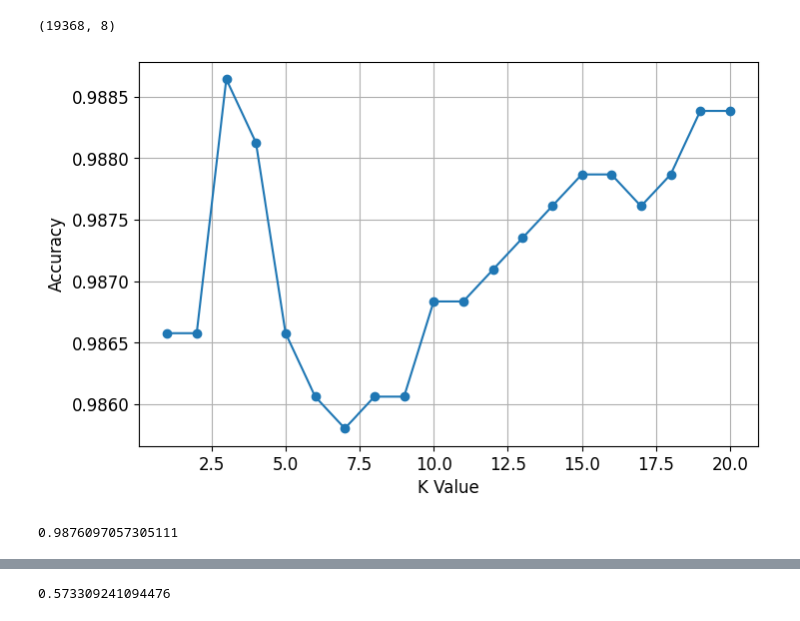
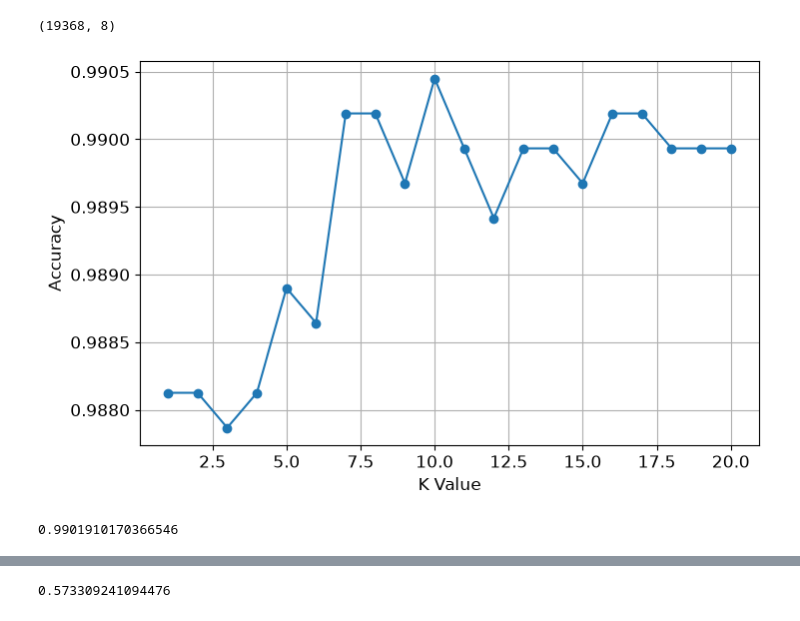
Before and after one commit to remonrefaat18-a11y/ML_project1, a Jupyter notebook: notebooks/Knn and naive.ipynb, the cells around one changed output, grey strips where cells are left out. Drawn from its saved outputs; the diff is of its cells as text; code cells hidden in the pictures.

```diff
--- a/notebooks/Knn and naive.ipynb
+++ b/notebooks/Knn and naive.ipynb
@@ -22,38 +22,38 @@ X.shape
 # %% [output]
 (19368, 8)
 # %%
-scaler = RobustScaler()
+scaler = MinMaxScaler()
 
 X_train = scaler.fit_transform(X_train)
 
 X_test = scaler.transform(X_test)
 
 accuracy_list = []
 
 k_values = range(1,21)
 
 for k in k_values:
     model = KNeighborsClassifier(n_neighbors=k , weights='distance')
     model.fit(X_train, y_train)
     pred = model.predict(X_test)
     score = accuracy_score(y_test,pred)
     accuracy_list.append(score)
 
 plt.figure(figsize=(8,5))
 plt.plot(k_values, accuracy_list, marker="o")
 plt.xlabel("K Value")
 plt.ylabel("Accuracy")
 plt.grid()
 plt.show()
 # %% [output]
-[figure, old version]
+[figure, new version]
 # %%
-knn = KNeighborsClassifier(n_neighbors = 14, weights='distance')
+knn = KNeighborsClassifier(n_neighbors = 7, weights='distance')
 knn.fit(X_train,y_train)
 y_pred = knn.predict(X_test)
 knn.score(X_test,y_test)
 # %% [output]
-0.9876097057305111
+0.9901910170366546
 # %%
 print(classification_report(y_test,y_pred))
 # %% [output]
```
Also changed, not shown: parts of 6 cells of this notebook, 2 other files.
